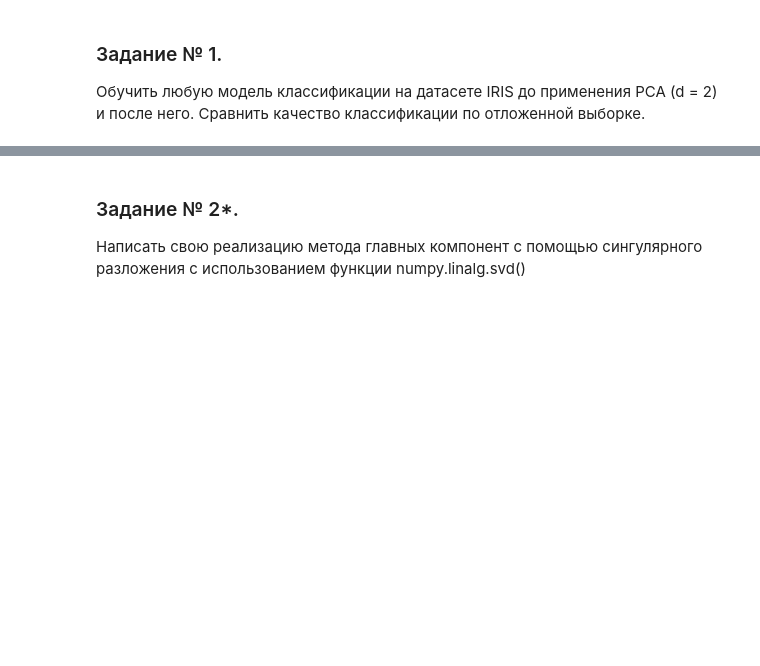
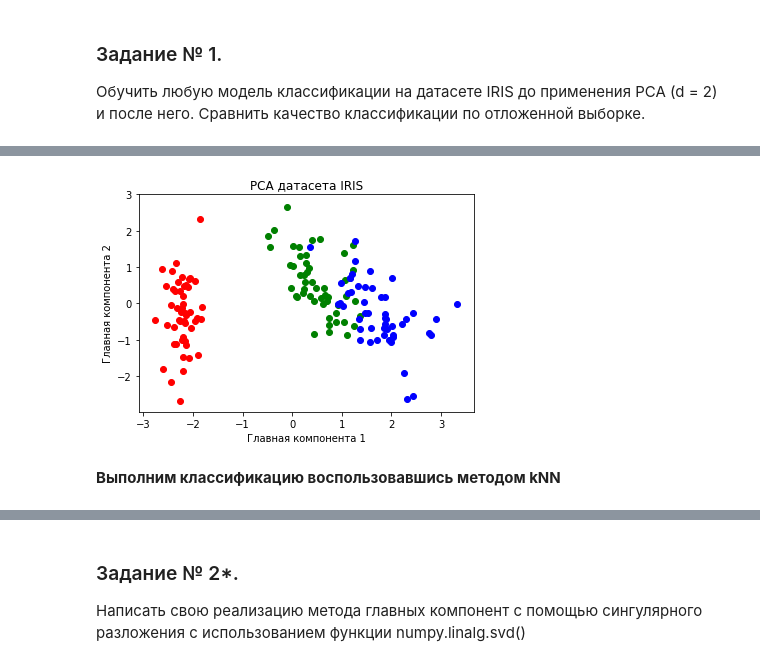
Before and after one commit to Foreman1980/3.1_DataAnalysisAlgorithms, a Jupyter notebook: 8 урок/les8_task1-2.ipynb, the cells around one changed output, grey strips where cells are left out. Cells and saved outputs as stored; diff of their text form; code cells hidden in the pictures; blank space fills up the shorter version.

```diff
--- a/8 урок/les8_task1-2.ipynb
+++ b/8 урок/les8_task1-2.ipynb
@@ -5,0 +71,7 @@
+# %%
+# Найдем собственные векторы и собственные значения (англ. Eigenvalues)
+
+covariance_matrix = X_.T.dot(X_)
+
+eig_values, eig_vectors = np.linalg.eig(covariance_matrix)
+eig_values, eig_vectors
@@ -5,0 +84,10 @@
+# %%
+# сформируем список кортежей (собственное значение, собственный вектор)
+eig_pairs = [(np.abs(eig_values[i]), eig_vectors[:, i]) for i in range(len(eig_values))]
+
+# и отсортируем список по убыванию собственных значений
+eig_pairs.sort(key=lambda x: x[0], reverse=True)
+
+print('Собственные значения в порядке убывания:')
+for i in eig_pairs:
+    print(i)
@@ -5,0 +116,5 @@
+# %%
+# Сформируем вектор весов из собственных векторов, соответствующих первым двум главным компонентам
+W = np.hstack((eig_pairs[0][1].reshape(4,1), eig_pairs[1][1].reshape(4,1)))
+
+print(f'Матрица весов W:\n', W)
@@ -5,0 +127,4 @@
+# %%
+# Сформируем новую матрицу "объекты-признаки"
+# W как матрица перехода между 2мя базисами
+Z = X_.dot(W)
@@ -5,0 +161,13 @@
+# %%
+plt.figure()
+y = iris.target
+for c, i in zip("rgb", [0, 1, 2]):
+    plt.scatter(Z[y==i, 0], Z[y==i, 1], c=c)
+plt.xlabel('Главная компонента 1')
+plt.ylabel('Главная компонента 2')
+plt.title('PCA датасета IRIS')
+plt.show()
+# %% [output]
+[figure, added]
+# %% [markdown]
+**Выполним классификацию воспользовавшись методом kNN**
```
Also changed, not shown: parts of 38 cells of this notebook.
